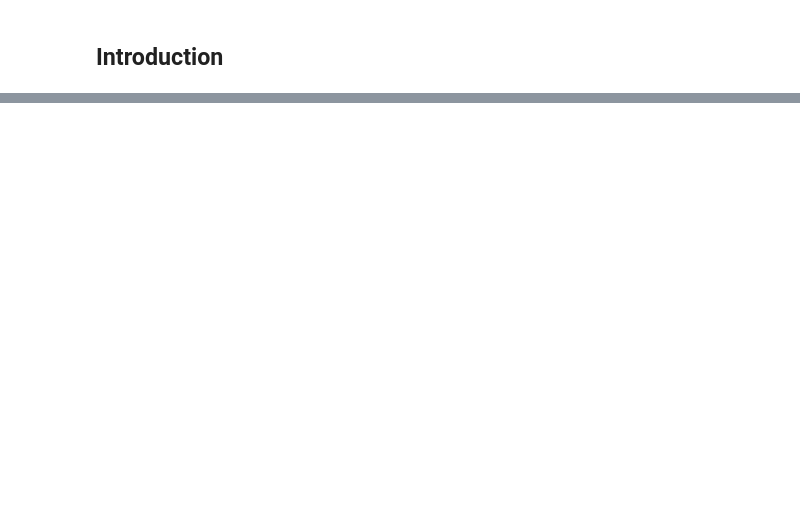
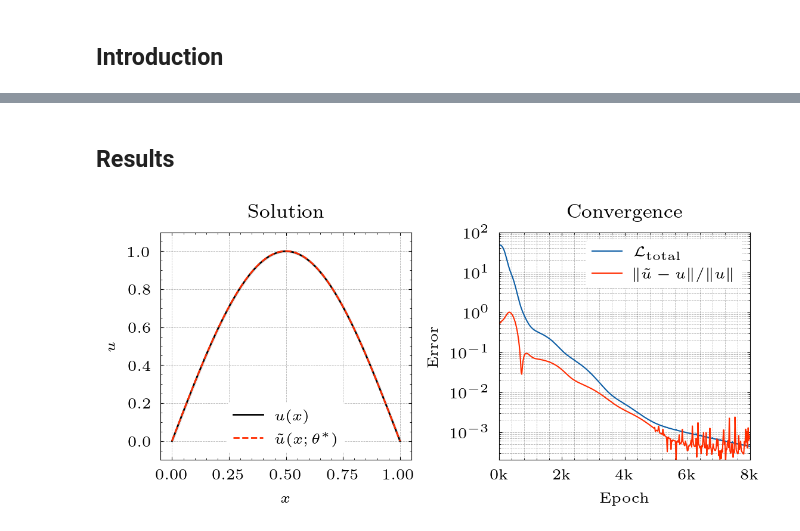
Before and after one commit to bonneted/PhD, a Jupyter notebook: II_PINNs.ipynb, the cells around one changed output, grey strips where cells are left out. Drawn from its saved outputs; the diff is of its cells as text; code cells hidden in the pictures; blank space fills up the shorter version.

```diff
--- a/II_PINNs.ipynb
+++ b/II_PINNs.ipynb
@@ -98,0 +500,70 @@ Fig width: 6.0, set it to 2.00 < 6.34 (A4 with margins) in latex to have a print
+# %% [markdown]
+## Results
+# %%
+# Animate training: evolution of ũ(x;θ) during epochs
+from matplotlib.animation import FuncAnimation
+from itertools import chain
+
+
+def init_figure(theta_str="\\theta"):
+    """Initialize figure and static plot elements."""
+    fig, axes = plt.subplots(1, 2, figsize=(text_width*0.9, text_width*0.35), dpi=300)
+    fig.subplots_adjust(wspace=0.35)
+
+    # LEFT: Solution plot setup
+    axes[0].plot(x_test, u_test_exact, 'k-', linewidth=2/plotting_factor, label=r'$u(x)$')
+    line_pred, = axes[0].plot([], [], 'C3--', linewidth=2/plotting_factor, label=r"$\tilde{u}(x;"+f"{theta_str})$")
+    axes[0].set_xlabel(r'$x$'); axes[0].set_ylabel(r'$u$'); axes[0].set_ylim([-0.1, 1.1])
+    axes[0].set_title('Solution'); axes[0].legend(edgecolor='none')
+    axes[0].grid(True, alpha=0.3)
+    epoch_text = axes[0].text(0.035, 0.965, '', transform=axes[0].transAxes, fontsize=5,
+                              va='top', ha='left', bbox=dict(boxstyle='round', facecolor='wheat', alpha=0))
+
+    # RIGHT: Convergence plot setup
+    line_loss, = axes[1].semilogy([], [], '-', label=r'$\mathcal{L}_{\mathrm{total}}$',
+                                   color='C0', linewidth=1.5/plotting_factor)
+    line_l2, = axes[1].semilogy([], [], '-', label=r'$\|\tilde{u}-u\|/\|u\|$',
+                                color='C3', linewidth=1.5/plotting_factor)
+    axes[1].set_xlabel('Epoch'); axes[1].set_ylabel('Error')
+    axes[1].set_xlim([0, n_epochs]); axes[1].set_ylim([2e-4, 1e2])
+    axes[1].set_title('Convergence'); axes[1].legend(edgecolor='none')
+    axes[1].grid(True, alpha=0.3, which='both')
+    # axes[1].set_xticks(np.arange(0, n_epochs+1, 2000))
+    axes[1].set_xticklabels([f'{i//1000}k' for i in np.arange(0, n_epochs+1, 2000)])
+
+    return fig, axes, {'line_pred': line_pred, 'line_loss': line_loss, 'line_l2': line_l2,
+                       'epoch_text': epoch_text, 'fill_obj': None}
+
+def update_plot(frame_idx, artists):
+    """Update plot with data from given frame index."""
+    u_frame = history['Solution'][frame_idx]
+    epoch_frame = history['Epoch'][frame_idx]
+
+    # Update solution and error fill
+    artists['line_pred'].set_data(x_test, u_frame)
+    if artists['fill_obj'] is not None:
+        artists['fill_obj'].remove()
+    artists['fill_obj'] = artists['line_pred'].axes.fill_between(x_test, u_test_exact, u_frame,
+                                                                   alpha=0.2, color='gray')
+
+    # Update epoch text
+    artists['epoch_text'].set_text(f"Epoch: {(epoch_frame + 1) / 1000:.1f}k")
+
+    # Update convergence curves
+    epochs_subset = np.array(history['Epoch'][:frame_idx+1])
+    artists['line_loss'].set_data(epochs_subset, np.array(history['Loss'][:frame_idx+1]))
+    artists['line_l2'].set_data(epochs_subset, np.array(history['L2 Error'][:frame_idx+1]))
+
+    return artists['line_pred'], artists['epoch_text'], artists['line_loss'], artists['line_l2'], artists['fill_obj']
+
+# Static plot for saving
+fig_static, axes_static, artists_static = init_figure("\\theta^*")
+update_plot(len(history['Epoch']) - 1, artists_static)
+artists_static['epoch_text'].set_text('')
+plt.show()
+
+if save_fig:
+    FigureCanvasPgf(fig_static)
+    fig_static.savefig(os.path.join(results_folder, 'images', 'pinn_poisson_1d.pgf'))
+# %% [output]
+[figure, added]
```
Also changed, not shown: parts of 16 cells of this notebook, 13 other files.
